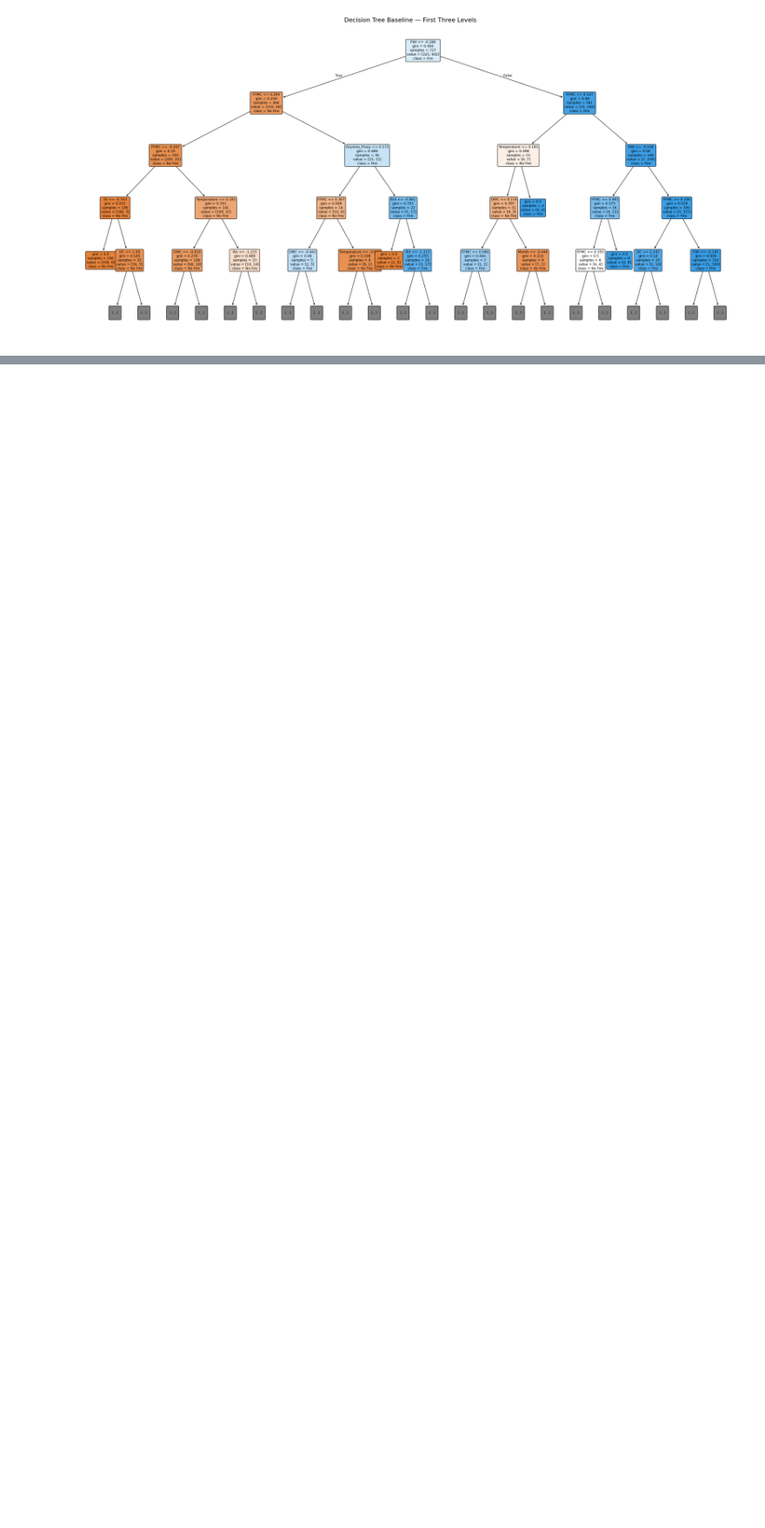
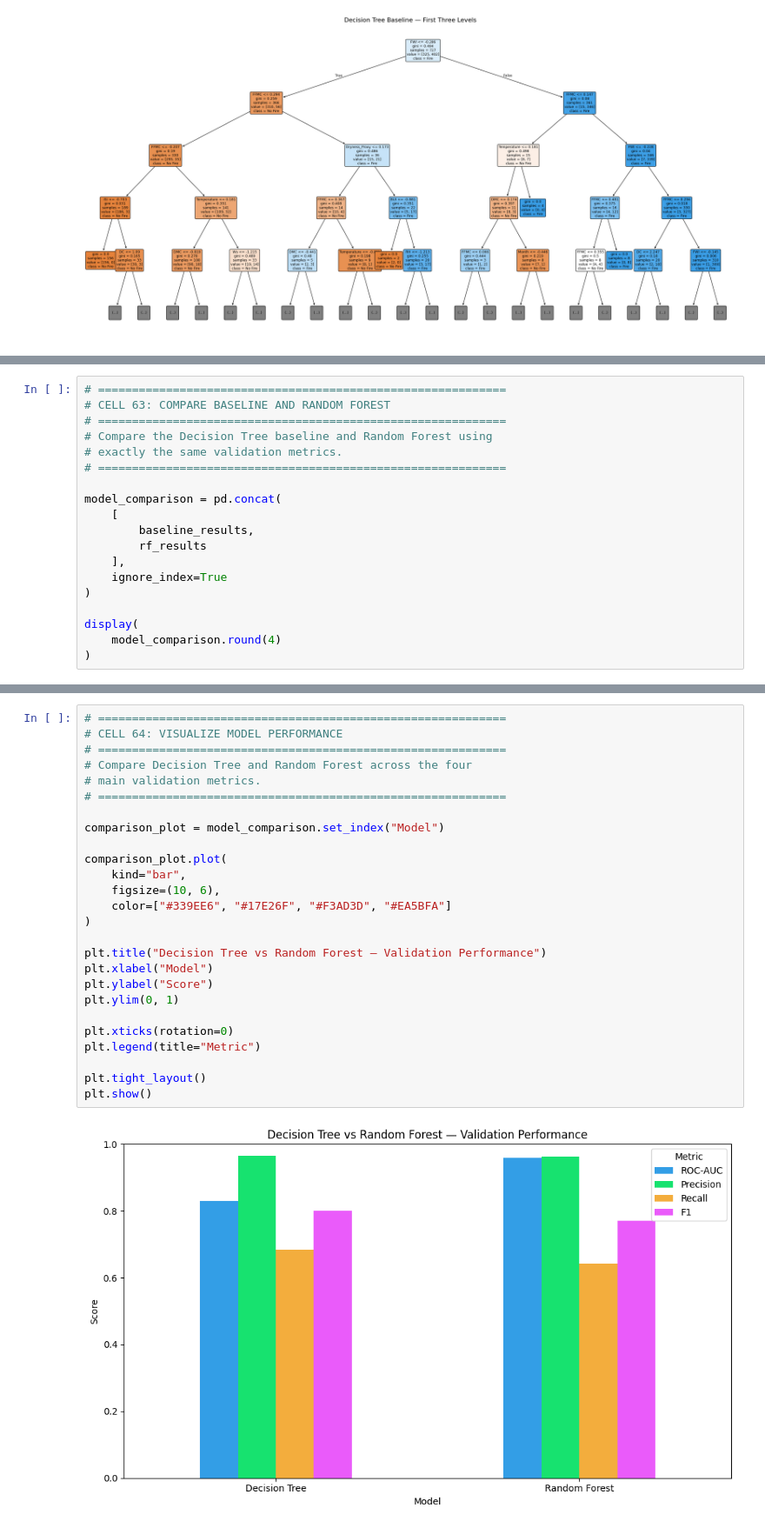
Before and after one commit to an2sh4a/ML-Lab-2547262, a Jupyter notebook: cia-3/2547262 ForestFire.ipynb, the cells around one changed output, grey strips where cells are left out. Shown at 87% size. Saved outputs shown, nothing was run; the diff lists cells and outputs as text; blank space fills up the shorter version.

```diff
--- a/cia-3/2547262 ForestFire.ipynb
+++ b/cia-3/2547262 ForestFire.ipynb
@@ -2023,0 +2345,19 @@ Random Forest libraries imported successfully.
+# %%
+# ============================================================
+# CELL 63: COMPARE BASELINE AND RANDOM FOREST
+# ============================================================
+# Compare the Decision Tree baseline and Random Forest using
+# exactly the same validation metrics.
+# ============================================================
+
+model_comparison = pd.concat(
+    [
+        baseline_results,
+        rf_results
+    ],
+    ignore_index=True
+)
+
+display(
+    model_comparison.round(4)
+)
@@ -2023,0 +2368,28 @@ Random Forest libraries imported successfully.
+# %%
+# ============================================================
+# CELL 64: VISUALIZE MODEL PERFORMANCE
+# ============================================================
+# Compare Decision Tree and Random Forest across the four
+# main validation metrics.
+# ============================================================
+
+comparison_plot = model_comparison.set_index("Model")
+
+comparison_plot.plot(
+    kind="bar",
+    figsize=(10, 6),
+    color=["#339EE6", "#17E26F", "#F3AD3D", "#EA5BFA"]
+)
+
+plt.title("Decision Tree vs Random Forest — Validation Performance")
+plt.xlabel("Model")
+plt.ylabel("Score")
+plt.ylim(0, 1)
+
+plt.xticks(rotation=0)
+plt.legend(title="Metric")
+
+plt.tight_layout()
+plt.show()
+# %% [output]
+[figure, added]
```
Also changed, not shown: parts of 13 cells of this notebook.
